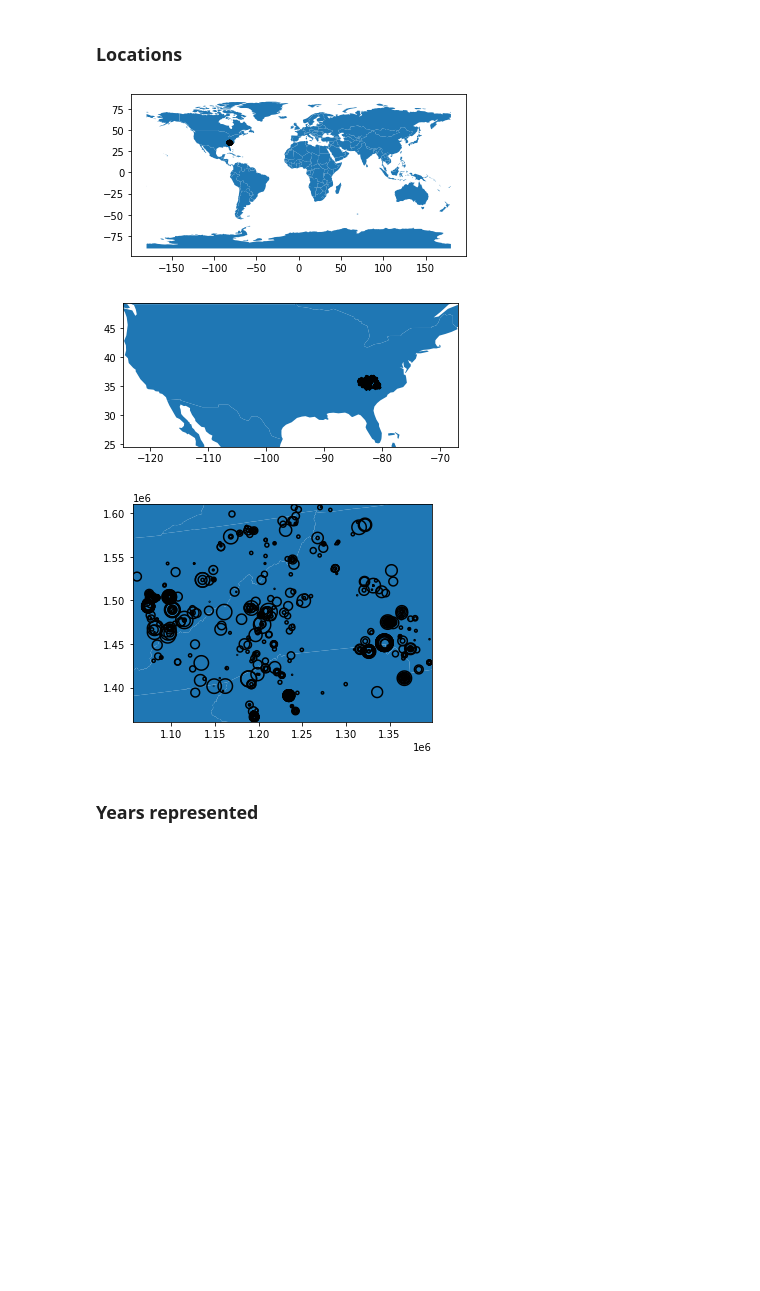
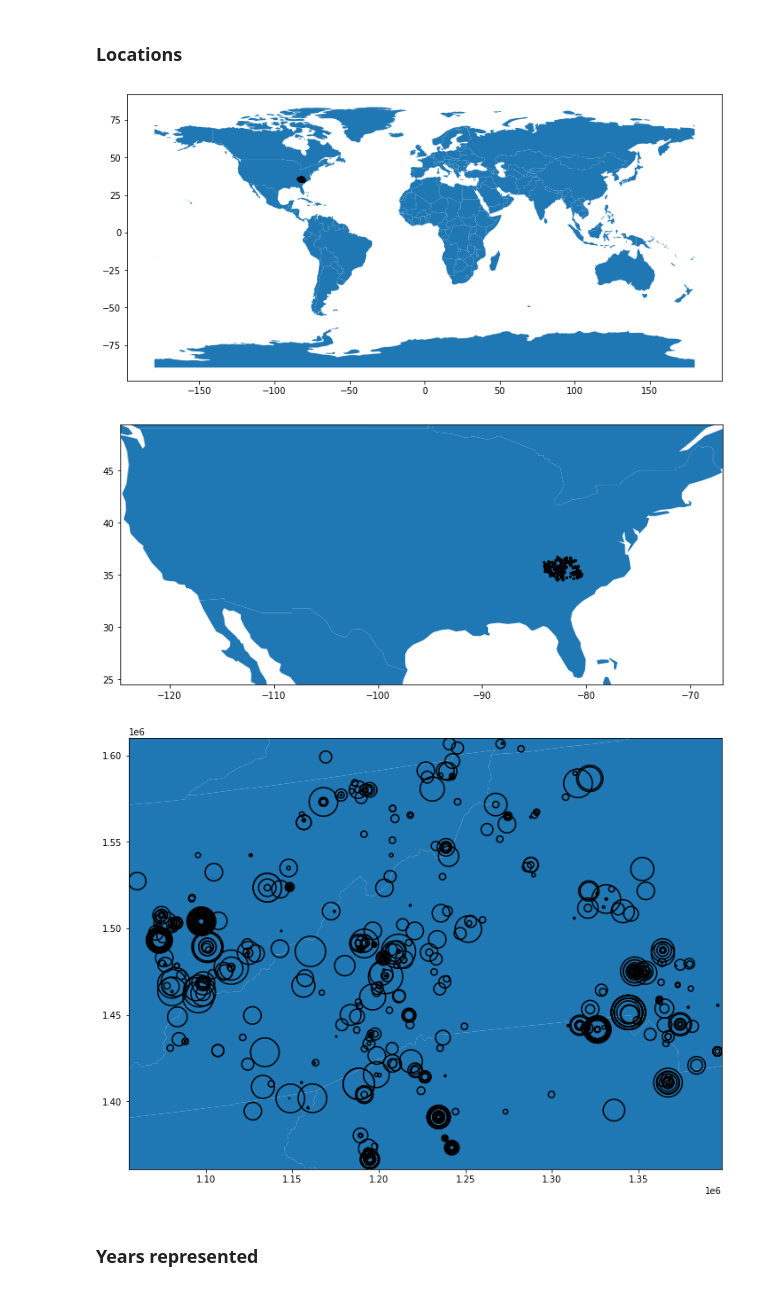
Before and after one commit to AdelsteinJillTPF/wildlife-wrangler, a Jupyter notebook: NEW_TEMPLATE.ipynb, the cells around one changed output. Drawn from its saved outputs; the diff is of its cells as text; code cells hidden in the pictures; blank space fills up the shorter version.

```diff
--- a/NEW_TEMPLATE.ipynb
+++ b/NEW_TEMPLATE.ipynb
@@ -457,42 +448,42 @@ gdf.crs={'init' :'epsg:4326'}
 
 # Create world map <<<<<<<<<<<<<<<<<<<<<<<<<<<<<<<<<<<<<<<<<<<<<<<<<<<<<<<<<<<<<<<<<<<<<<<<<<<<
 world = gpd.read_file(gpd.datasets.get_path('naturalearth_lowres'))
-base = world.plot()
+base = world.plot(figsize=(12,12))
 gdf.plot(ax=base, marker='o', color='k', markersize=5)
 plt.show()
 
 # Create USA map <<<<<<<<<<<<<<<<<<<<<<<<<<<<<<<<<<<<<<<<<<<<<<<<<<<<<<<<<<<<<<<<<<<<<<<<<<<<<<
 usa_bbox = np.array([-124.725839,   24.498131,  -66.949895,   49.384358])
-fig, ax = plt.subplots()
+fig, ax = plt.subplots(figsize=(12,12))
 ax.set_xlim(([usa_bbox[0],  usa_bbox[2]]))
 ax.set_ylim(([usa_bbox[1],  usa_bbox[3]]))
 world.plot(ax=ax)
 gdf.plot(ax=ax, marker='o', color='k', markersize=5)
 plt.show()
 
 # Create coordinate extent map <<<<<<<<<<<<<<<<<<<<<<<<<<<<<<<<<<<<<<<<<<<<<<<<<<<<<<<<<<<<<<<<
 states = gpd.read_file(os.getcwd() + '/data/us_states.shp')
 
 # Reproject states and record coordinates to facilitate buffering
 states = states.to_crs(epsg=5070)
 footprints = gdf.to_crs(epsg=5070)
 
 # Buffer points for record footprints
 footprints['footprint']=footprints.apply(lambda x: x.geometry.buffer(x.radius_meters), axis=1)
 footprints.set_geometry(col='footprint', inplace=True, drop=True)
 
 # Map the buffered points/footprints
-fig, ax = plt.subplots()
+fig, ax = plt.subplots(figsize=(12,12))
 coordinate_bbox = footprints.geometry.total_bounds
 ax.set_xlim(([coordinate_bbox[0],  coordinate_bbox[2]]))
 ax.set_ylim(([coordinate_bbox[1],  coordinate_bbox[3]]))
 states.plot(ax=ax)
 footprints.boundary.plot(ax=ax, color='k')
 plt.show()
 
 # Cleanup
 del footprints, gdf
 # %% [output]
-[figure, old version]
+[figure, new version]
-[figure, old version]
+[figure, new version]
-[figure, old version]
+[figure, new version]
```
Also changed, not shown: parts of 3 cells of this notebook, 1 other file.
